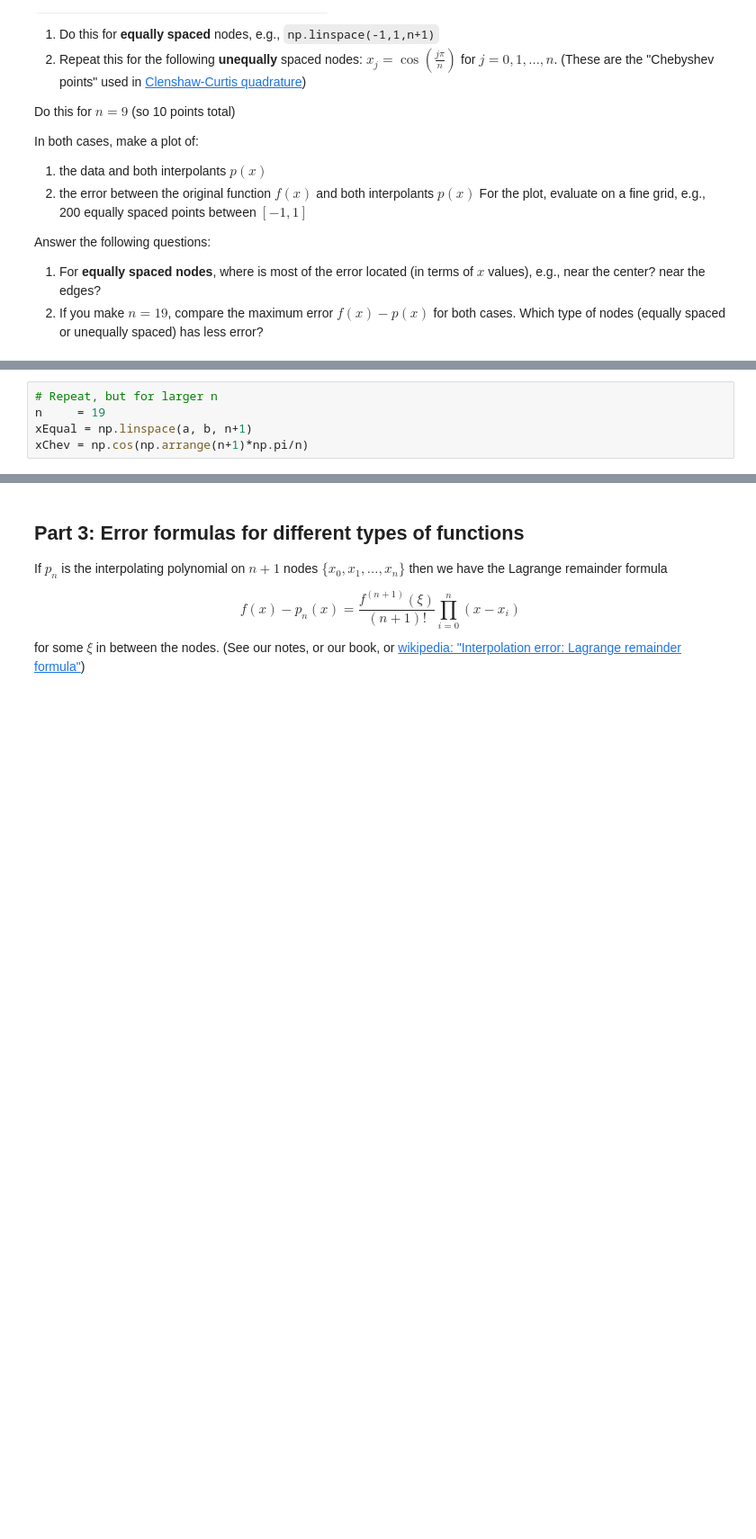
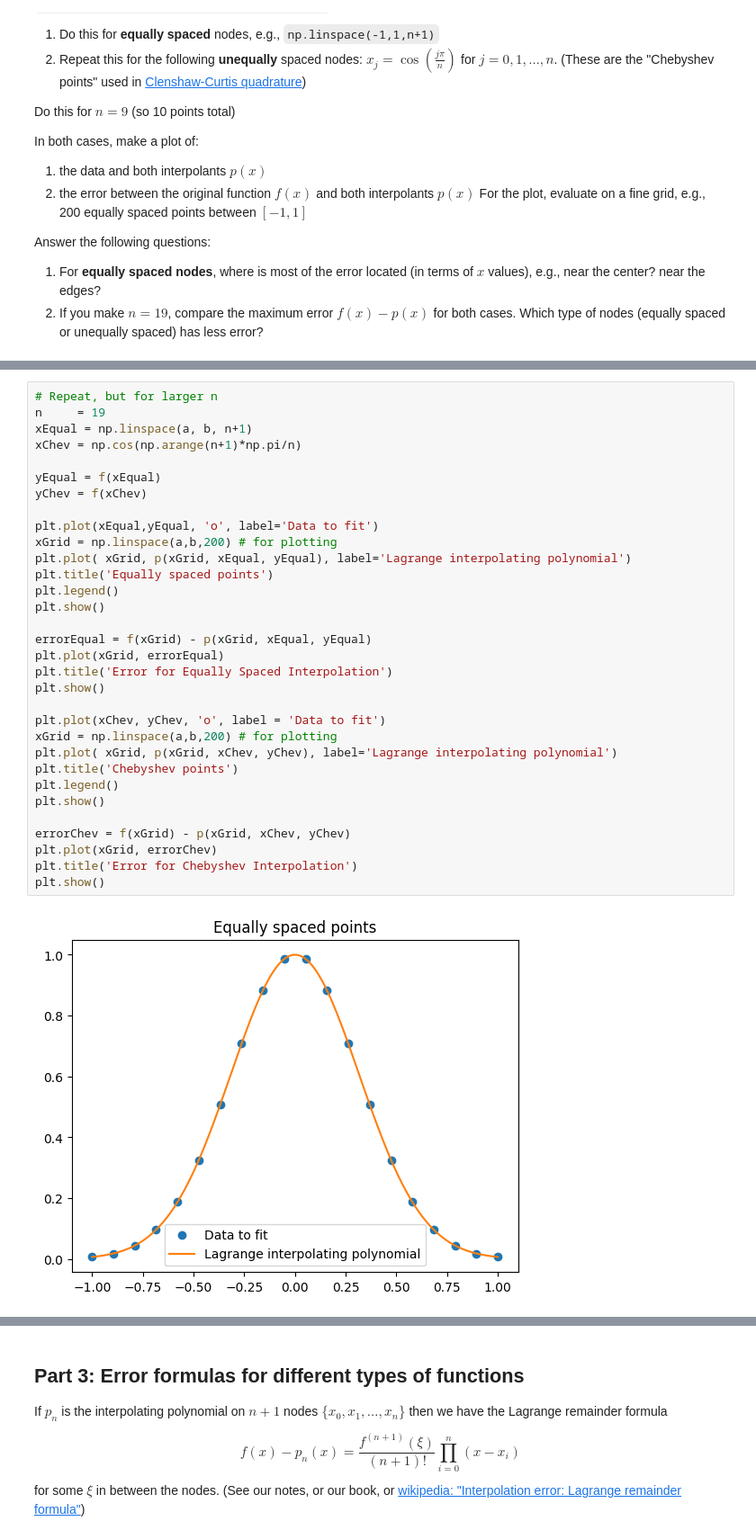
Before and after one commit to racarlsen/appm-4600-numerics, a Jupyter notebook: Labs/Lab08_interpolation.ipynb, the cells around one changed output, grey strips where cells are left out. Shown at 90% size. Cells and saved outputs as stored; diff of their text form; blank space fills up the shorter version.

```diff
--- a/Labs/Lab08_interpolation.ipynb
+++ b/Labs/Lab08_interpolation.ipynb
@@ -140,5 +153,34 @@ plt.show()
-# %%
-# Repeat, but for larger n
-n     = 19
-xEqual = np.linspace(a, b, n+1)
-xChev = np.cos(np.arrange(n+1)*np.pi/n)
+# %%
+# Repeat, but for larger n
+n     = 19
+xEqual = np.linspace(a, b, n+1)
+xChev = np.cos(np.arange(n+1)*np.pi/n)
+
+yEqual = f(xEqual)
+yChev = f(xChev)
+
+plt.plot(xEqual,yEqual, 'o', label='Data to fit')
+xGrid = np.linspace(a,b,200) # for plotting
+plt.plot( xGrid, p(xGrid, xEqual, yEqual), label='Lagrange interpolating polynomial')
+plt.title('Equally spaced points')
+plt.legend()
+plt.show()
+
+errorEqual = f(xGrid) - p(xGrid, xEqual, yEqual)
+plt.plot(xGrid, errorEqual)
+plt.title('Error for Equally Spaced Interpolation')
+plt.show()
+
+plt.plot(xChev, yChev, 'o', label = 'Data to fit')
+xGrid = np.linspace(a,b,200) # for plotting
+plt.plot( xGrid, p(xGrid, xChev, yChev), label='Lagrange interpolating polynomial')
+plt.title('Chebyshev points')
+plt.legend()
+plt.show()
+
+errorChev = f(xGrid) - p(xGrid, xChev, yChev)
+plt.plot(xGrid, errorChev)
+plt.title('Error for Chebyshev Interpolation')
+plt.show()
+# %% [output]
+[figure, added]
```
Also changed, not shown: parts of 5 cells of this notebook.
